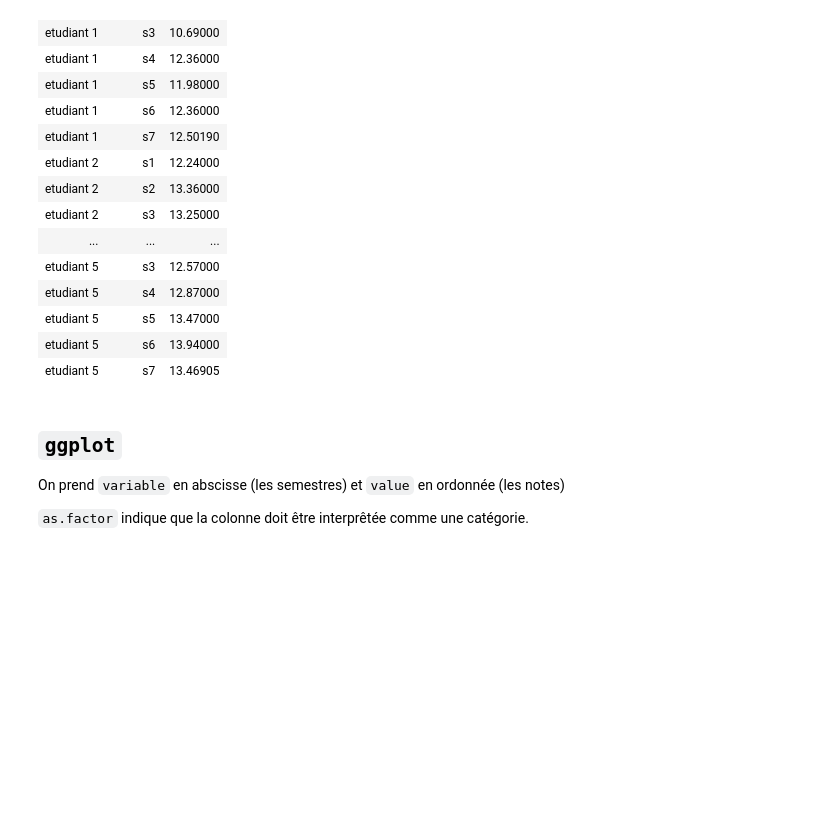
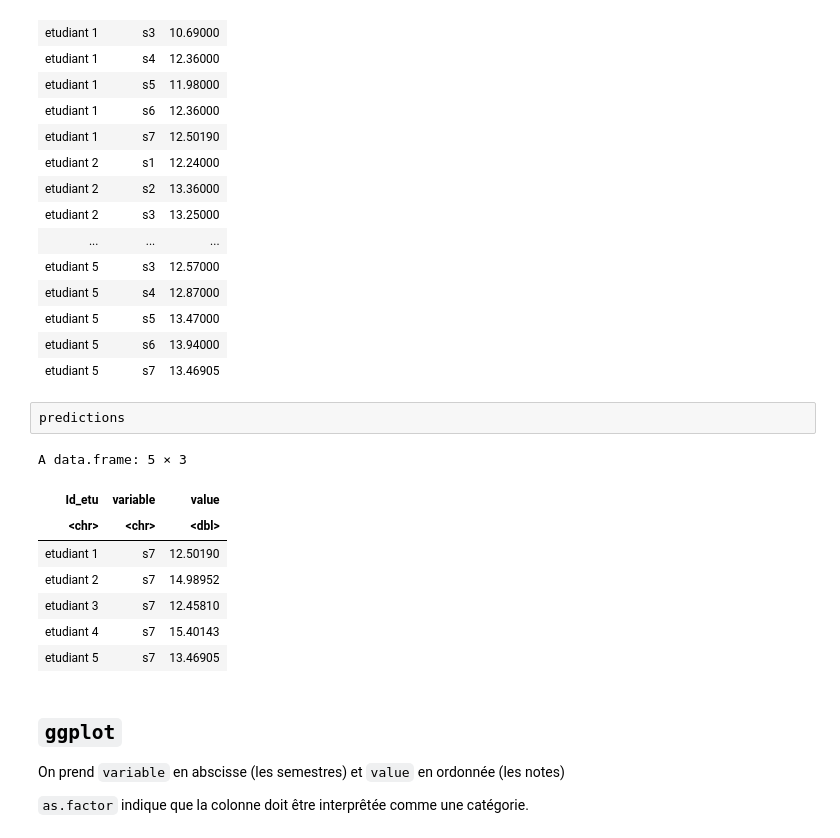
Before and after one commit to TaoHuaLiu/statisitiques, a Jupyter notebook: tp3.ipynb, the cells around one changed output. Saved outputs shown, nothing was run; the diff lists cells and outputs as text; blank space fills up the shorter version.

```diff
--- a/tp3.ipynb
+++ b/tp3.ipynb
@@ -231,6 +231,17 @@ A tibble: 35 × 3
 | etudiant 5 | s5 | 13.47000 |
 | etudiant 5 | s6 | 13.94000 |
 | etudiant 5 | s7 | 13.46905 |
+# %%
+predictions
+# %% [output]
+A data.frame: 5 × 3
+| Id_etu | variable | value |
+| <chr> | <chr> | <dbl> |
+| etudiant 1 | s7 | 12.50190 |
+| etudiant 2 | s7 | 14.98952 |
+| etudiant 3 | s7 | 12.45810 |
+| etudiant 4 | s7 | 15.40143 |
+| etudiant 5 | s7 | 13.46905 |
 # %% [markdown]
 ## `ggplot`
 
```
Also changed, not shown: parts of 2 cells of this notebook, 2 other files.
